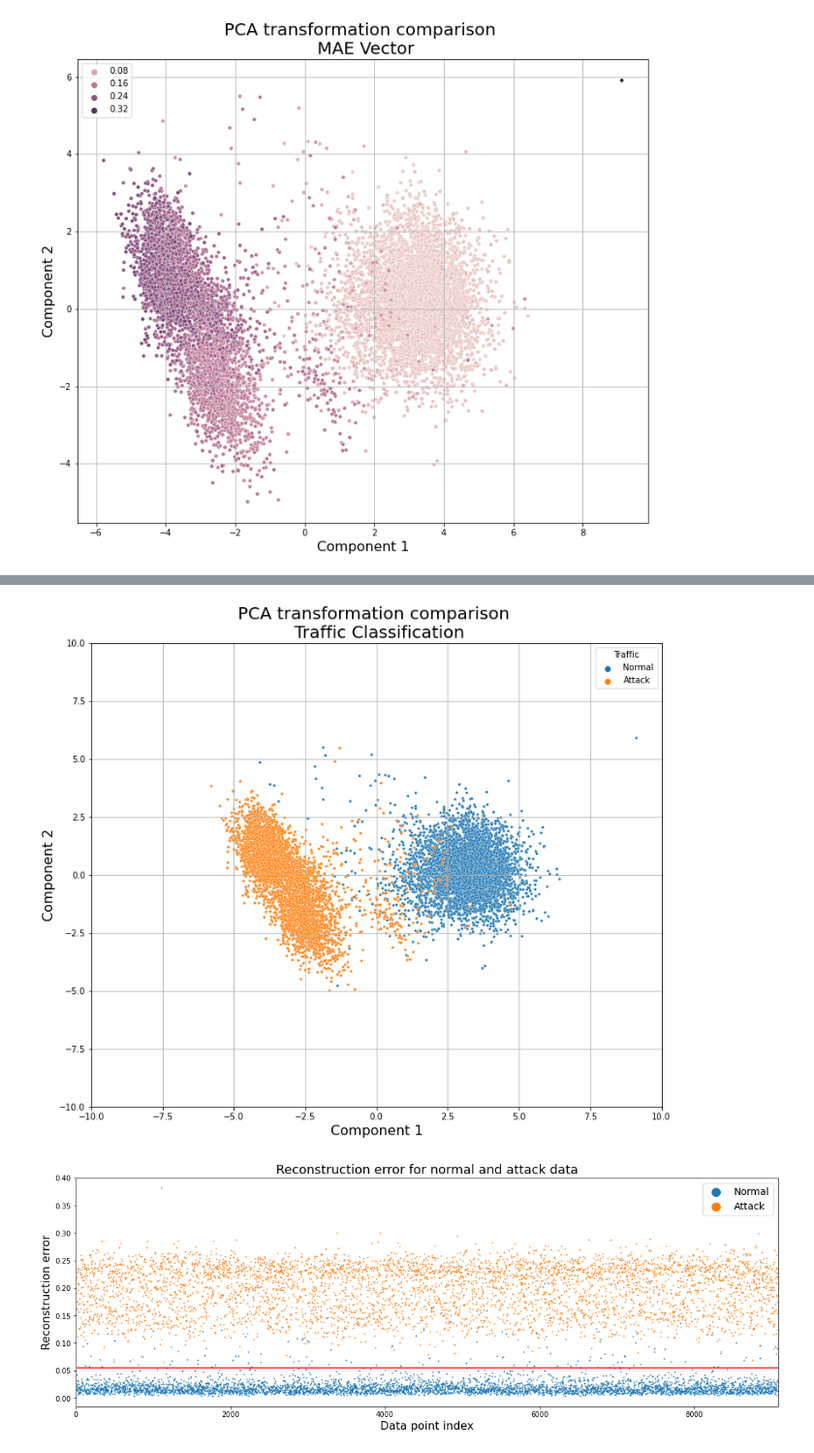
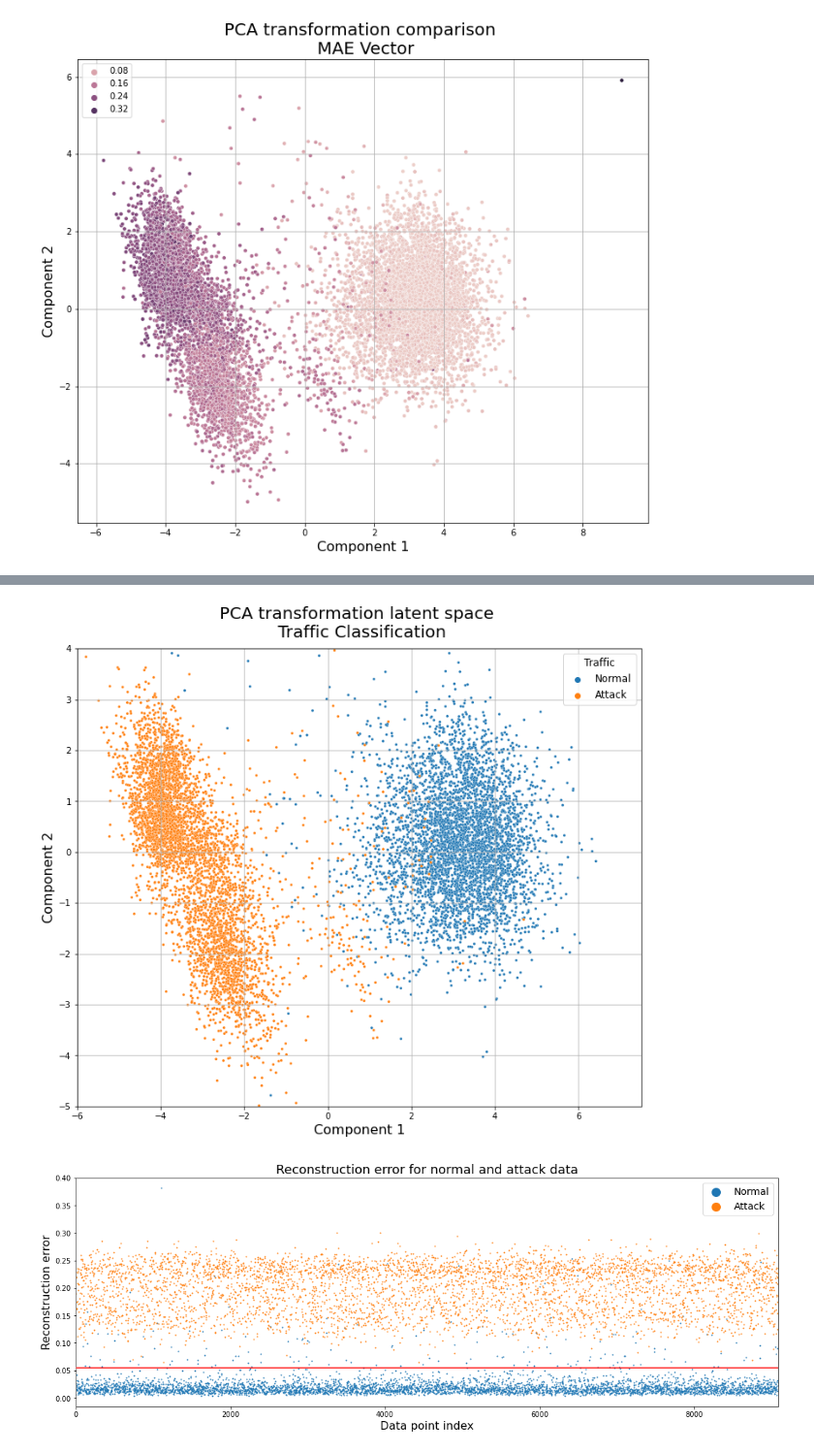
Before and after one commit to castorgit/Autoencoders, a Jupyter notebook: VAE_Ele_Rea_16_v01.ipynb, the cells around one changed output, grey strips where cells are left out. Shown at 97% size. Saved outputs shown, nothing was run; the diff lists cells and outputs as text; code cells hidden in the pictures.

```diff
--- a/VAE_Ele_Rea_16_v01.ipynb
+++ b/VAE_Ele_Rea_16_v01.ipynb
@@ -403,17 +403,24 @@ plt.show()
 # %%
+# === Paper Figure ===
+# PCA latent Space
+latent_space = latent_dim
+plt.rcParams['axes.titley'] = 1.05
+
+
 fig, ax = plt.subplots(1,1, figsize=(12,10))
-ax.set_title('PCA transformation comparison \n Traffic Classification',size=20)
+ax.set_title('PCA transformation latent space \n Traffic Classification',size=20)
 ax.set_ylabel('Component 2', size=16)
 ax.set_xlabel('Component 1', size=16)
 sns.scatterplot(x=X_transform[:, 0], y=X_transform[:, 1], s=10, hue=y_test)
 legend_label, _ = ax.get_legend_handles_labels()
-ax.legend(legend_label, ['Normal', 'Attack'], title='Traffic')
-plt.xlim([-10, 10])
-plt.ylim([-10, 10])
+ax.legend(legend_label, ['Normal', 'Attack'], title='Traffic', fontsize=12, title_fontsize=12)
+plt.xlim([-6, 7.5])
+plt.ylim([-5, 4])
 plt.grid()
+plt.savefig(path_figures+'PCA_VAE_'+str(latent_space)+'_rea_ele.png', dpi=600)
 plt.show()
 # %% [output]
-[figure, old version]
+[figure, new version]
 # %%
 # Reconstruction figure
 plt.rc('legend',fontsize=14)
```
Also changed, not shown: parts of 1 cell of this notebook, 1 other file.
